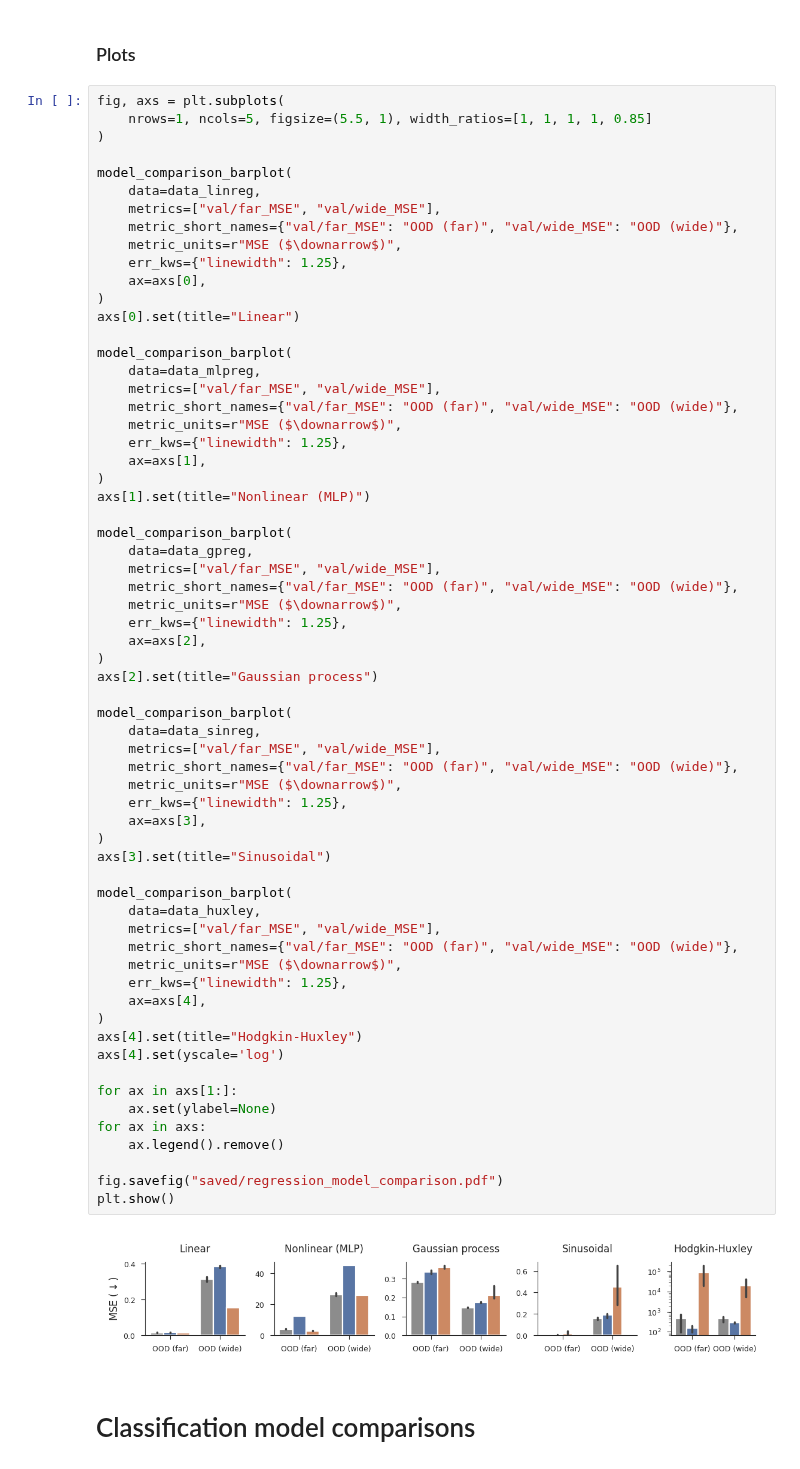
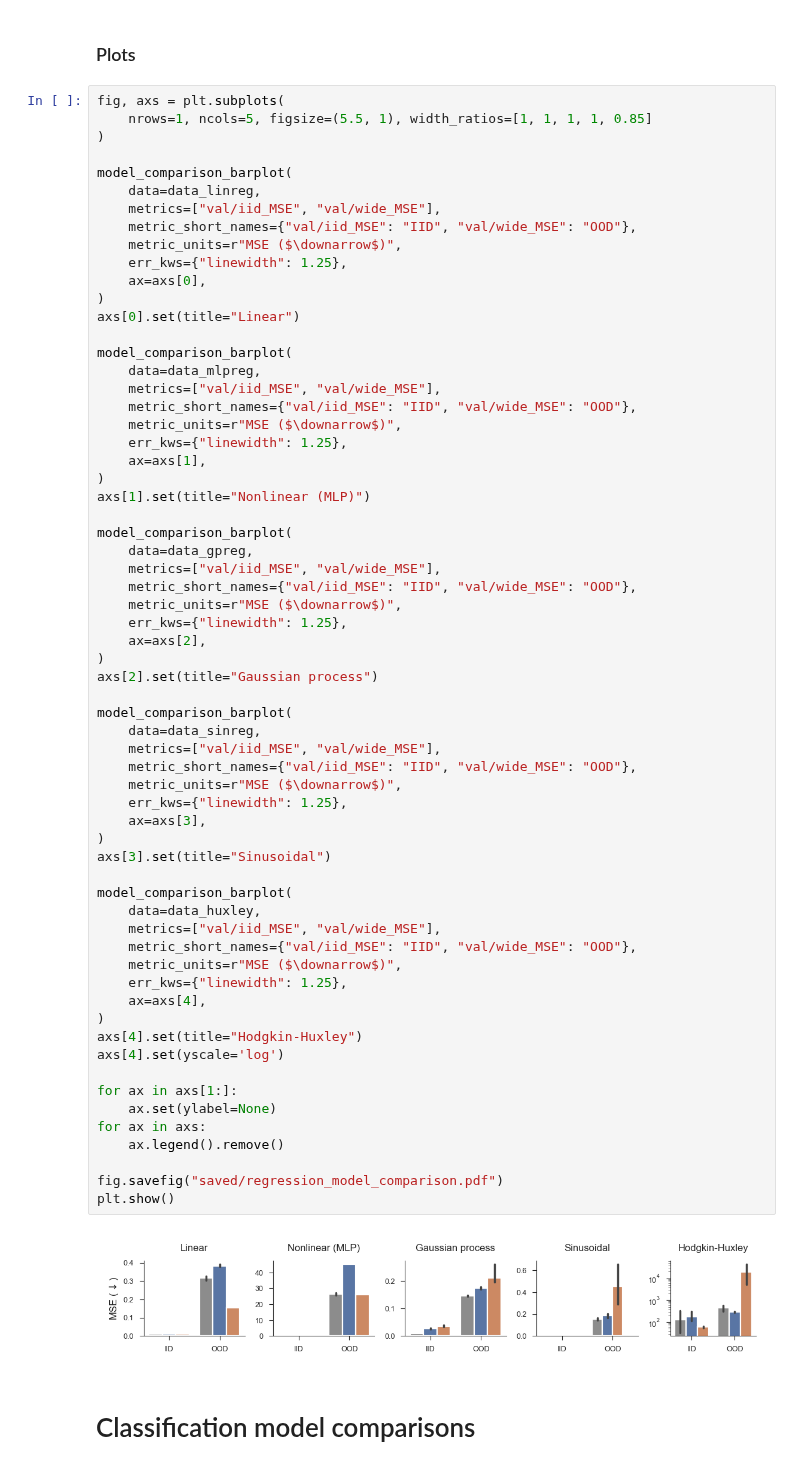
Before and after one commit to EricElmoznino/explicit_implicit_icl, a Jupyter notebook: notebooks/paper/figures.ipynb, the cells around one changed output. Cells and saved outputs as stored; diff of their text form.

```diff
--- a/notebooks/paper/figures.ipynb
+++ b/notebooks/paper/figures.ipynb
@@ -326,8 +319,8 @@ fig, axs = plt.subplots(
 
 model_comparison_barplot(
     data=data_linreg,
-    metrics=["val/far_MSE", "val/wide_MSE"],
-    metric_short_names={"val/far_MSE": "OOD (far)", "val/wide_MSE": "OOD (wide)"},
+    metrics=["val/iid_MSE", "val/wide_MSE"],
+    metric_short_names={"val/iid_MSE": "IID", "val/wide_MSE": "OOD"},
     metric_units=r"MSE ($\downarrow$)",
     err_kws={"linewidth": 1.25},
     ax=axs[0],
@@ -336,8 +329,8 @@ axs[0].set(title="Linear")
 
 model_comparison_barplot(
     data=data_mlpreg,
-    metrics=["val/far_MSE", "val/wide_MSE"],
-    metric_short_names={"val/far_MSE": "OOD (far)", "val/wide_MSE": "OOD (wide)"},
+    metrics=["val/iid_MSE", "val/wide_MSE"],
+    metric_short_names={"val/iid_MSE": "IID", "val/wide_MSE": "OOD"},
     metric_units=r"MSE ($\downarrow$)",
     err_kws={"linewidth": 1.25},
     ax=axs[1],
@@ -346,44 +339,44 @@ axs[1].set(title="Nonlinear (MLP)")
 
 model_comparison_barplot(
     data=data_gpreg,
-    metrics=["val/far_MSE", "val/wide_MSE"],
-    metric_short_names={"val/far_MSE": "OOD (far)", "val/wide_MSE": "OOD (wide)"},
+    metrics=["val/iid_MSE", "val/wide_MSE"],
+    metric_short_names={"val/iid_MSE": "IID", "val/wide_MSE": "OOD"},
     metric_units=r"MSE ($\downarrow$)",
     err_kws={"linewidth": 1.25},
     ax=axs[2],
 )
 axs[2].set(title="Gaussian process")
 
 model_comparison_barplot(
     data=data_sinreg,
-    metrics=["val/far_MSE", "val/wide_MSE"],
-    metric_short_names={"val/far_MSE": "OOD (far)", "val/wide_MSE": "OOD (wide)"},
+    metrics=["val/iid_MSE", "val/wide_MSE"],
+    metric_short_names={"val/iid_MSE": "IID", "val/wide_MSE": "OOD"},
     metric_units=r"MSE ($\downarrow$)",
     err_kws={"linewidth": 1.25},
     ax=axs[3],
 )
 axs[3].set(title="Sinusoidal")
 
 model_comparison_barplot(
     data=data_huxley,
-    metrics=["val/far_MSE", "val/wide_MSE"],
-    metric_short_names={"val/far_MSE": "OOD (far)", "val/wide_MSE": "OOD (wide)"},
+    metrics=["val/iid_MSE", "val/wide_MSE"],
+    metric_short_names={"val/iid_MSE": "IID", "val/wide_MSE": "OOD"},
     metric_units=r"MSE ($\downarrow$)",
     err_kws={"linewidth": 1.25},
     ax=axs[4],
 )
 axs[4].set(title="Hodgkin-Huxley")
 axs[4].set(yscale='log')
 
 for ax in axs[1:]:
     ax.set(ylabel=None)
 for ax in axs:
     ax.legend().remove()
 
 fig.savefig("saved/regression_model_comparison.pdf")
 plt.show()
 # %% [output]
-[figure, old version]
+[figure, new version]
 # %% [markdown]
 # Classification model comparisons
 # %% [markdown]
```
Also changed, not shown: parts of 5 cells of this notebook, 6 other files.
